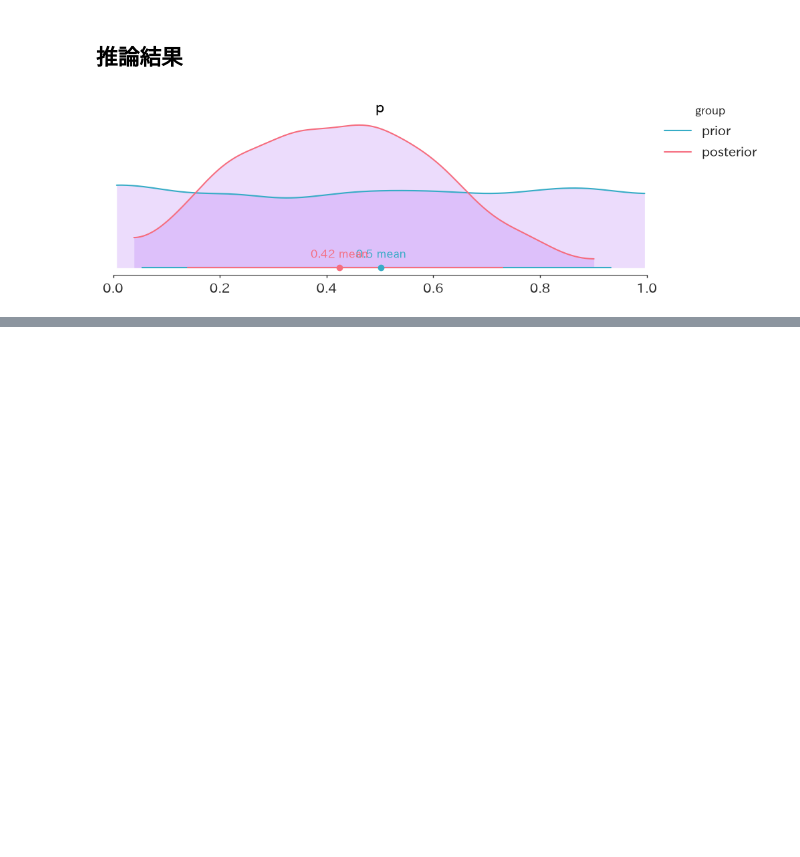
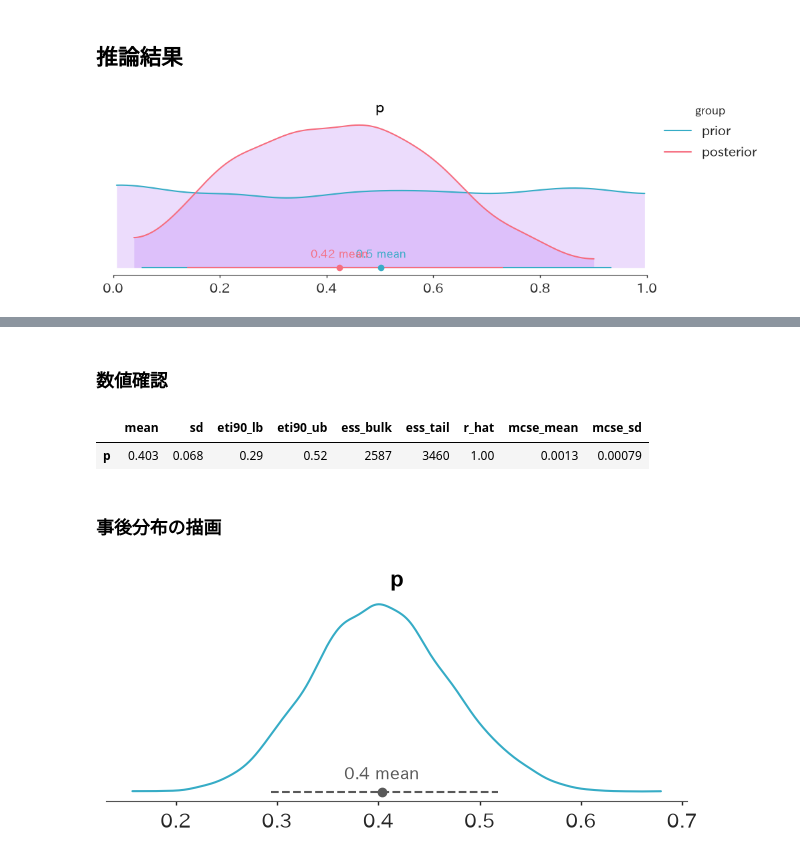
Before and after one commit to kzappmusi9/bayes_python, a Jupyter notebook: src/1.bayes_inference.ipynb, the cells around one changed output, grey strips where cells are left out. Saved outputs shown, nothing was run; the diff lists cells and outputs as text; code cells hidden in the pictures; blank space fills up the shorter version.

```diff
--- a/src/1.bayes_inference.ipynb
+++ b/src/1.bayes_inference.ipynb
@@ -202,7 +205,7 @@ with model12:
     )
 
     #事前分布と事後分布の予測値を追加
-    ideta12['priror'] = pm.sample_prior_predictive(random_seed=random_seed).prior
+    ideta12['prior'] = pm.sample_prior_predictive(random_seed=random_seed).prior
     pm.sample_posterior_predictive(ideta12, random_seed=random_seed, extend_inferencedata=True)
 
 #モデルの確認
@@ -228 +227,20 @@ Sampling: [X_obs]
 [interactive output not drawn]
+# %% [markdown]
+### 数値確認
+# %%
+summary = azs.summary(ideta12)
+display(summary)
+# %% [output]
+|  | mean | sd | eti90_lb | eti90_ub | ess_bulk | ess_tail | r_hat | mcse_mean | mcse_sd |
+| p | 0.403 | 0.068 | 0.29 | 0.52 | 2587 | 3460 | 1.00 | 0.0013 | 0.00079 |
+# %% [markdown]
+### 事後分布の描画
+# %%
+ax = azp.plot_dist(ideta12, group='posterior', visuals={
+        "credible_interval": {"linestyle": "--"},
+        "point_estimate_text": {"fontstyle": "italic"},
+        # This font may not be available in your system
+        "title": {"fontfamily": "Arial"}
+    },backend='matplotlib')
+# %% [output]
+[figure, added]
```
Also changed, not shown: parts of 4 cells of this notebook, 2 other files.
